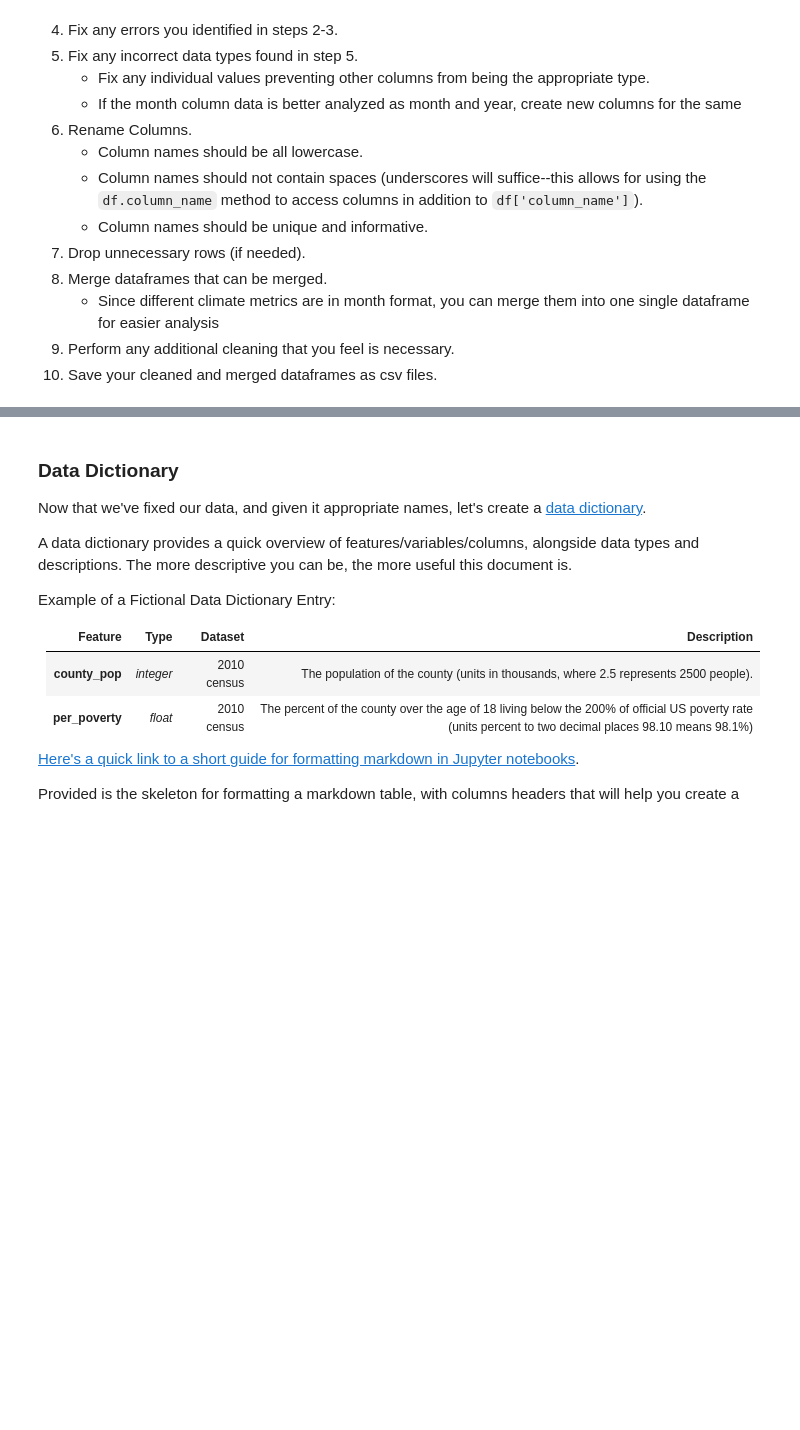
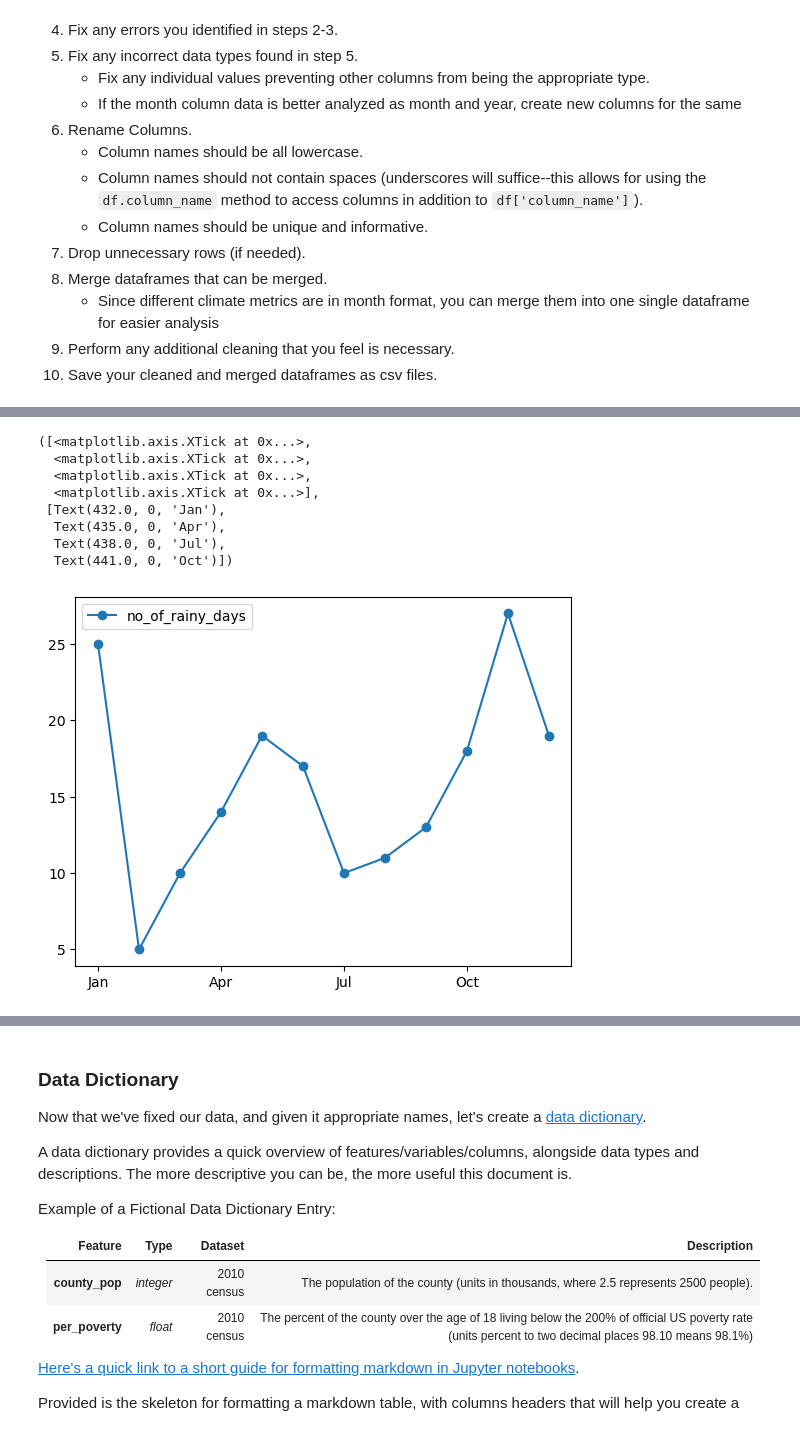
Before and after one commit to altheaxcvii/GA-Labs, a Jupyter notebook: Project 1/code/starter-code.ipynb, the cells around one changed output, grey strips where cells are left out. Cells and saved outputs as stored; diff of their text form; code cells hidden in the pictures; blank space fills up the shorter version.

```diff
--- a/Project 1/code/starter-code.ipynb
+++ b/Project 1/code/starter-code.ipynb
@@ -164,0 +263,7 @@ Name: month, Length: 488, dtype: object
+# %%
+no_of_rain_monthly[['year', 'month']] = no_of_rain_monthly['month'].str.split('-', expand = True)
+# %%
+no_of_rain_monthly['date'] = no_of_rain_monthly['month']
+no_of_rain_monthly[['year', 'month']] = no_of_rain_monthly['date'].str.split('-', expand = True)
+# %%
+no_of_rain_monthly['date'].replace('-',' ', inplace = True, regex=True)
@@ -165,2 +306,15 @@ Name: month, Length: 488, dtype: object
+# %%
+no_of_rain_monthly[no_of_rain_monthly['year']=='2018'].plot(marker='o')
+plt.xticks(ticks = [432., 435., 438., 441.], labels= ['Jan', 'Apr', 'Jul', 'Oct'] )
+# %% [output]
+([<matplotlib.axis.XTick at 0x...>,
+  <matplotlib.axis.XTick at 0x...>,
+  <matplotlib.axis.XTick at 0x...>,
+  <matplotlib.axis.XTick at 0x...>],
+ [Text(432.0, 0, 'Jan'),
+  Text(435.0, 0, 'Apr'),
+  Text(438.0, 0, 'Jul'),
+  Text(441.0, 0, 'Oct')])
+[figure, added]
 # %%
 # Code:
```
Also changed, not shown: parts of 19 cells of this notebook, 4 other files.
